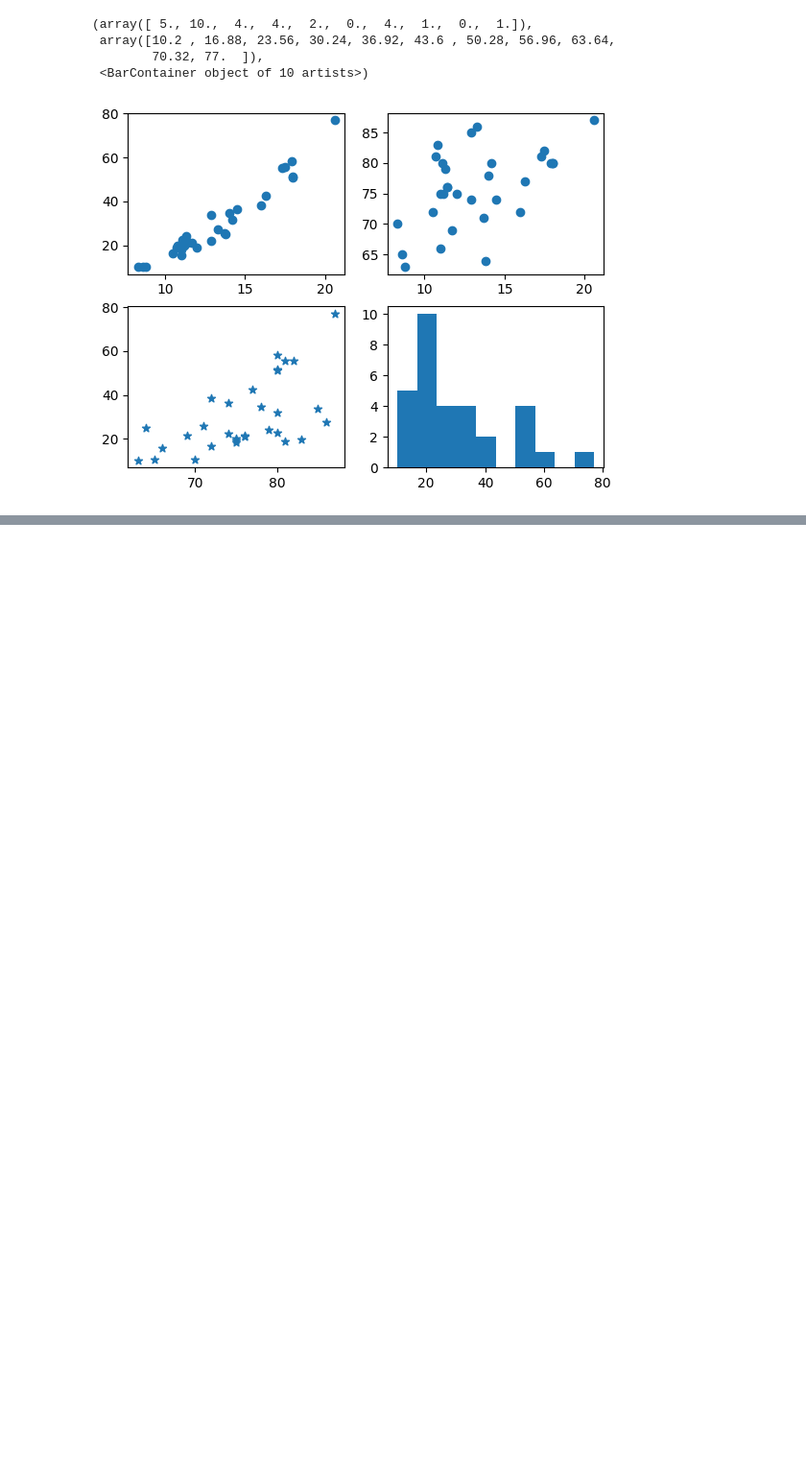
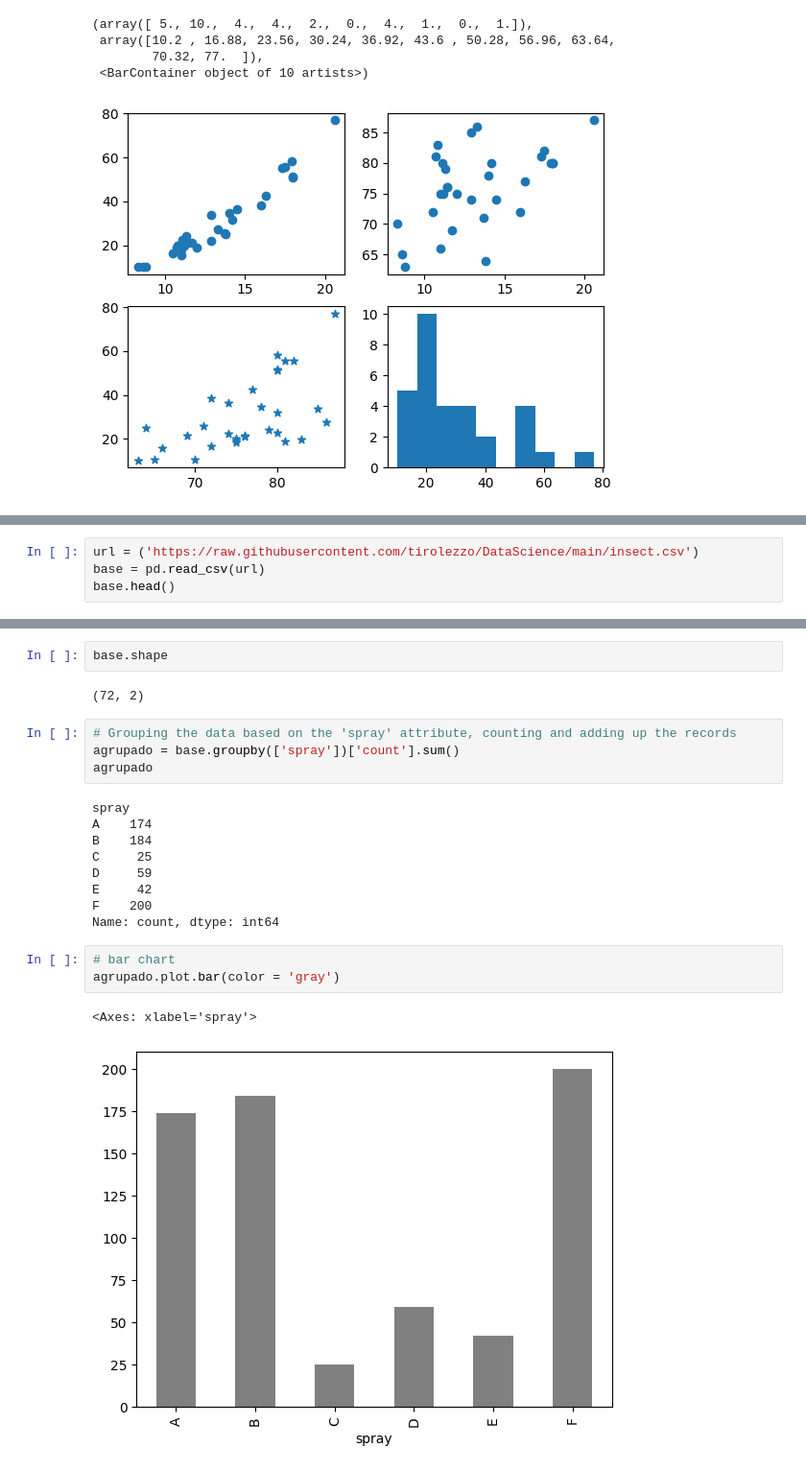
Before and after one commit to tirolezzo/DataScience, a Jupyter notebook: GraficosVisualizaçãoDashboards.ipynb, the cells around one changed output, grey strips where cells are left out. Shown at 96% size. Saved outputs shown, nothing was run; the diff lists cells and outputs as text; blank space fills up the shorter version.

```diff
--- a/GraficosVisualizaçãoDashboards.ipynb
+++ b/GraficosVisualizaçãoDashboards.ipynb
@@ -288,0 +332,4 @@ plt.hist(base.Volume)
+# %%
+url = ('https://raw.githubusercontent.com/tirolezzo/DataScience/main/insect.csv')
+base = pd.read_csv(url)
+base.head()
@@ -288,0 +343,23 @@ plt.hist(base.Volume)
+# %%
+base.shape
+# %% [output]
+(72, 2)
+# %%
+# Grouping the data based on the 'spray' attribute, counting and adding up the records
+agrupado = base.groupby(['spray'])['count'].sum()
+agrupado
+# %% [output]
+spray
+A    174
+B    184
+C     25
+D     59
+E     42
+F    200
+Name: count, dtype: int64
+# %%
+# bar chart
+agrupado.plot.bar(color = 'gray')
+# %% [output]
+<Axes: xlabel='spray'>
+[figure, added]
```
Also changed, not shown: parts of 45 cells of this notebook.
